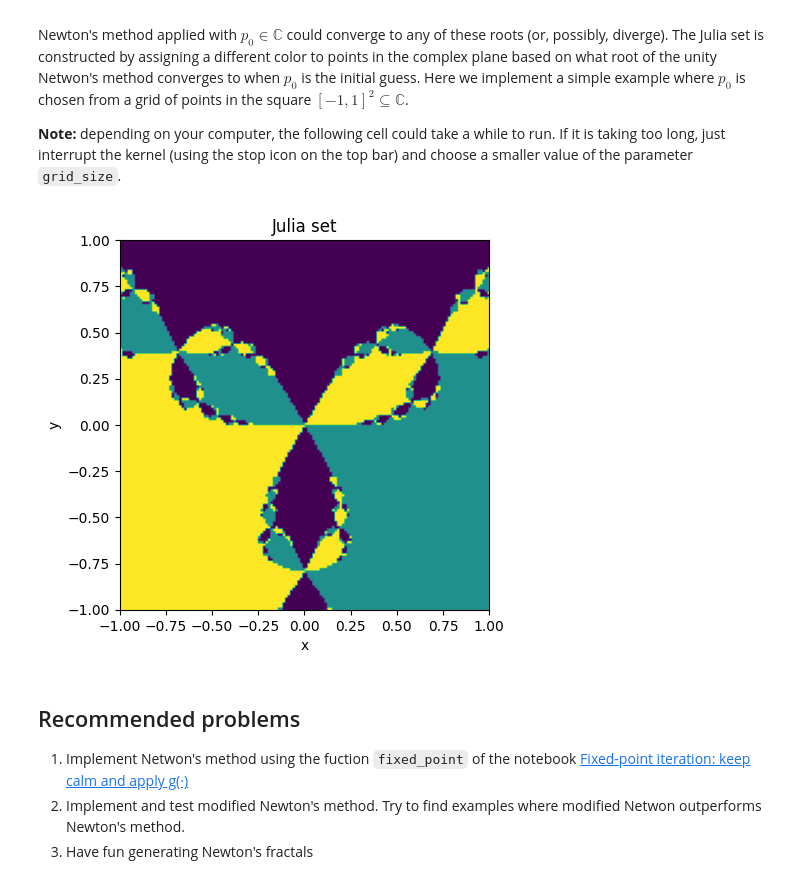
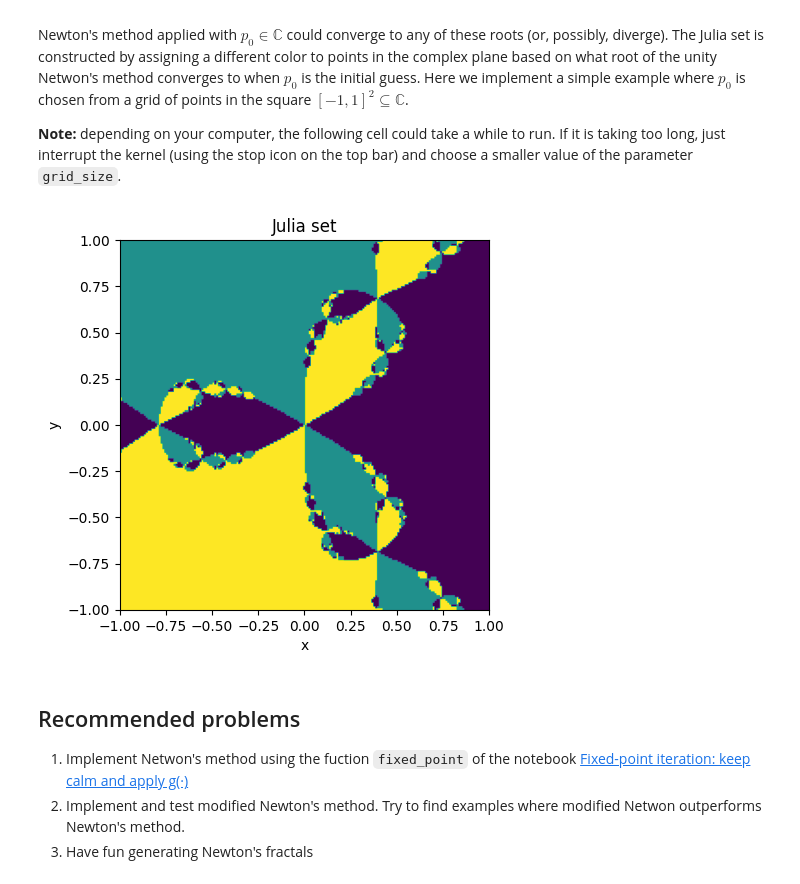
Before and after one commit to simone-brugiapaglia/numerical-analysis-notebooks, a Jupyter notebook: 05_Newton.ipynb, the cells around one changed output. Drawn from its saved outputs; the diff is of its cells as text; code cells hidden in the pictures.

Commit message:
visualization of Julia set fixed

```diff
--- a/05_Newton.ipynb
+++ b/05_Newton.ipynb
@@ -197,39 +197,39 @@ TOL = 1e-3
 N_max = 5
 
 # Define grid of initial guesses
-grid_size = 150
+grid_size = 200
 grid_values = np.linspace(-1, 1, grid_size)
 
 # initialize stuff
 i = 0 # initialize counter
 Julia_color = np.zeros([grid_size, grid_size]) # initialize matrix of colors that will define the Julia set
 
 for x in grid_values:
     j = 0
 
     for y in grid_values:
 
         if p0 != 0:
 
             p0 = x + y * 1j # initial guess in the grid
             p_array = newton(f, Df, p0, TOL, N_max)   # apply Newton
             dist_roots = np.abs(p_array[-1] - roots)  # compute distances from roots
             Julia_color[i, j] = np.argmin(dist_roots) # find minimum distance
 
         j += 1
 
     i += 1
 
 
 # Plot Julia set (Newton fractal)
 
-plt.imshow(Julia_color, origin='lower', extent = [-1,1,-1,1])
+plt.imshow(Julia_color.T, origin='lower', extent = [-1,1,-1,1])
 plt.title('Julia set')
 plt.xlabel('x')
 plt.ylabel('y')
 plt.show()
 # %% [output]
-[figure, old version]
+[figure, new version]
 # %% [markdown]
 ## Recommended problems
 
```
